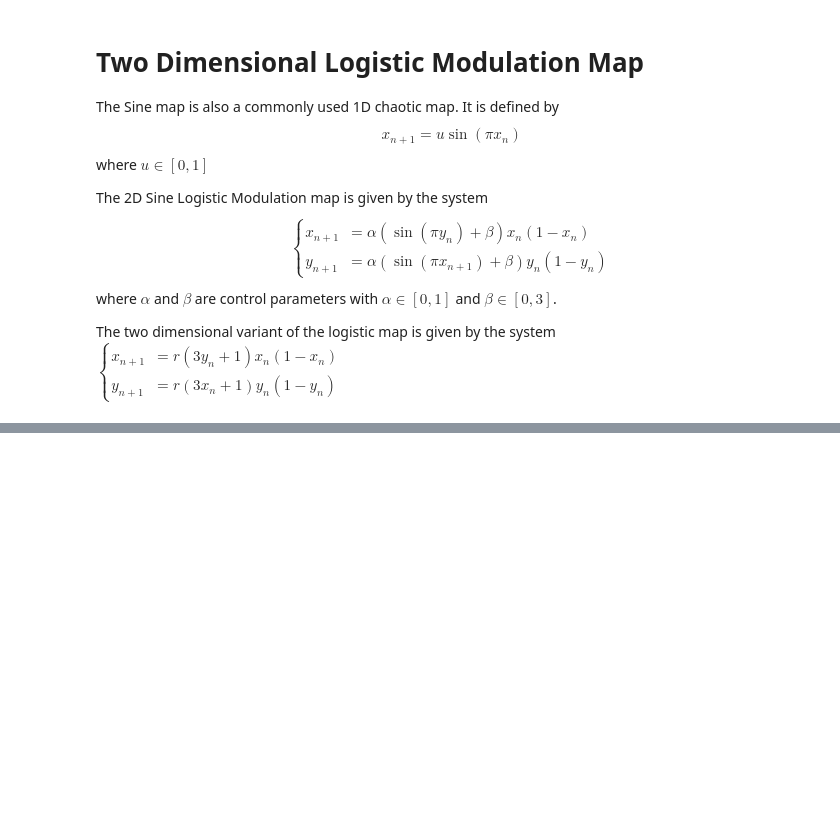
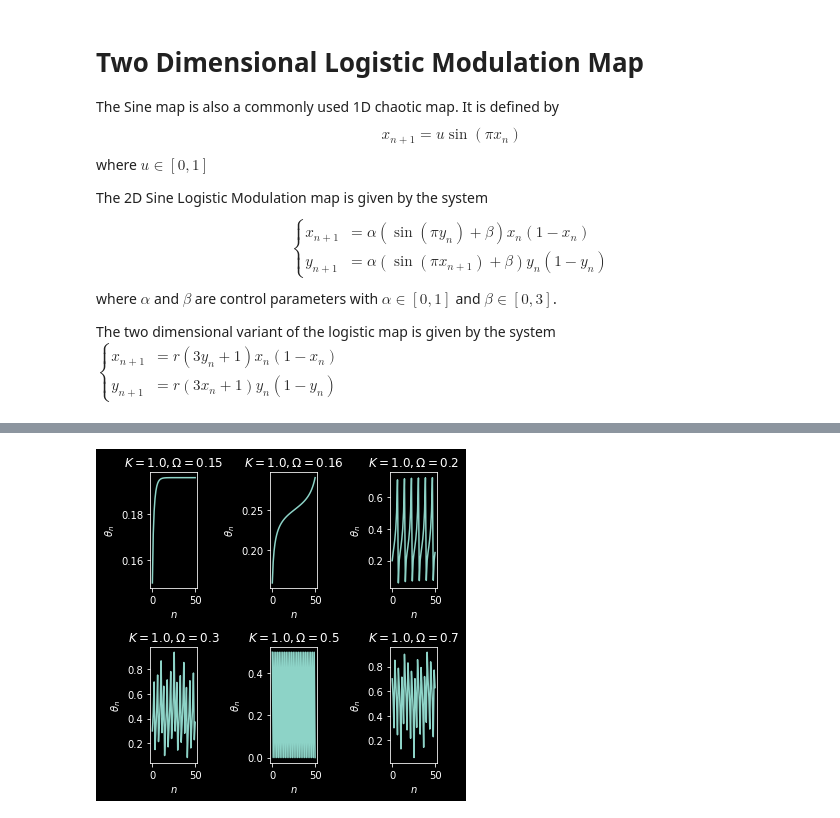
Before and after one commit to awnonbhowmik/IFS-Test, a Jupyter notebook: IFS.ipynb, the cells around one changed output, grey strips where cells are left out. Cells and saved outputs as stored; diff of their text form; code cells hidden in the pictures; blank space fills up the shorter version.

```diff
--- a/IFS.ipynb
+++ b/IFS.ipynb
@@ -102,0 +109,62 @@ fig.savefig('2d_modulation.png', dpi=100)
+# %%
+def theta(K, omega, t, iter):
+    t_new = []
+    for i in range(iter):
+        t = (t+omega-K/(2*np.pi)*np.sin(2*np.pi*t)) % 1
+
+        t_new.append(t)
+
+    return t_new
+
+
+fig = plt.figure(figsize=(5, 5))
+
+plt.subplot(2, 3, 1)
+y = theta(1, 0.15, 0, 50)
+x = np.linspace(0, 50, len(y))
+plt.title('$K=1.0,\Omega=0.15$')
+plt.xlabel('$n$')
+plt.ylabel('$\u03B8_n$')
+plt.plot(x, y)
+
+plt.subplot(2, 3, 2)
+y = theta(1, 0.16, 0, 50)
+plt.title('$K=1.0,\Omega=0.16$')
+plt.xlabel('$n$')
+plt.ylabel('$\u03B8_n$')
+plt.plot(x, y)
+
+plt.subplot(2, 3, 3)
+y = theta(1, 0.2, 0, 50)
+plt.title('$K=1.0,\Omega=0.2$')
+plt.xlabel('$n$')
+plt.ylabel('$\u03B8_n$')
+plt.plot(x, y)
+
+plt.subplot(2, 3, 4)
+y = theta(1, 0.3, 0, 50)
+plt.title('$K=1.0,\Omega=0.3$')
+plt.xlabel('$n$')
+plt.ylabel('$\u03B8_n$')
+plt.plot(x, y)
+
+plt.subplot(2, 3, 5)
+y = theta(1, 0.5, 0, 50)
+plt.title('$K=1.0,\Omega=0.5$')
+plt.xlabel('$n$')
+plt.ylabel('$\u03B8_n$')
+plt.plot(x, y)
+
+plt.subplot(2, 3, 6)
+y = theta(1, 0.7, 0, 50)
+plt.title('$K=1.0,\Omega=0.7$')
+plt.xlabel('$n$')
+plt.ylabel('$\u03B8_n$')
+plt.plot(x, y)
+
+plt.tight_layout()
+plt.show()
+
+fig.savefig('Circle_Map.png', dpi=300)
+# %% [output]
+[figure, added]
```
Also changed, not shown: parts of 5 cells of this notebook, 3 other files.
